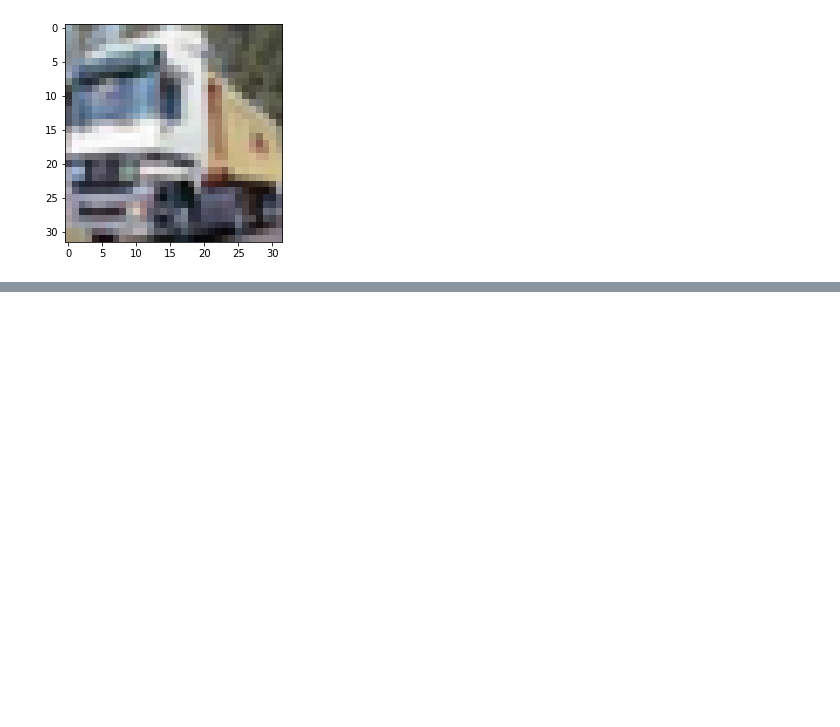
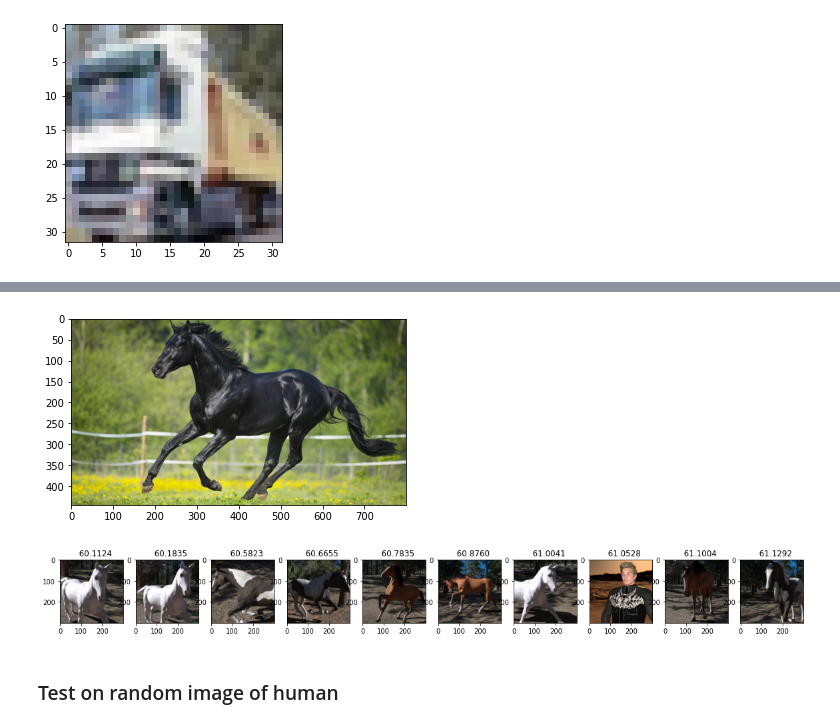
Before and after one commit to Genvekt/F2020_CV_Project, a Jupyter notebook: BoVW feature extractor.ipynb, the cells around one changed output, grey strips where cells are left out. Saved outputs shown, nothing was run; the diff lists cells and outputs as text; code cells hidden in the pictures; blank space fills up the shorter version.

```diff
--- a/BoVW feature extractor.ipynb
+++ b/BoVW feature extractor.ipynb
@@ -190,0 +345,2 @@ bovw2.plot_nearest_neighbours(ids[0], dists[0])
+# %%
+bovw3 = BoVW(extractor=cv2.xfeatures2d.SIFT_create(), train_images=train_imgs, class_num=2, vocabulary_size=1000)
@@ -190,0 +390,12 @@ bovw2.plot_nearest_neighbours(ids[0], dists[0])
+# %%
+test_img = cv2.imread("test_horse.jpg")
+test_img = cv2.cvtColor(test_img, cv2.COLOR_BGR2RGB)
+plt.imshow(test_img)
+plt.show()
+dists, ids = bovw3.get_neares_neighbours(test_img, n_neighbours=10)
+bovw3.plot_nearest_neighbours(ids[0], dists[0])
+# %% [output]
+[figure, added]
+[figure, added]
+# %% [markdown]
+### Test on random image of human
```
Also changed, not shown: parts of 24 cells of this notebook.
